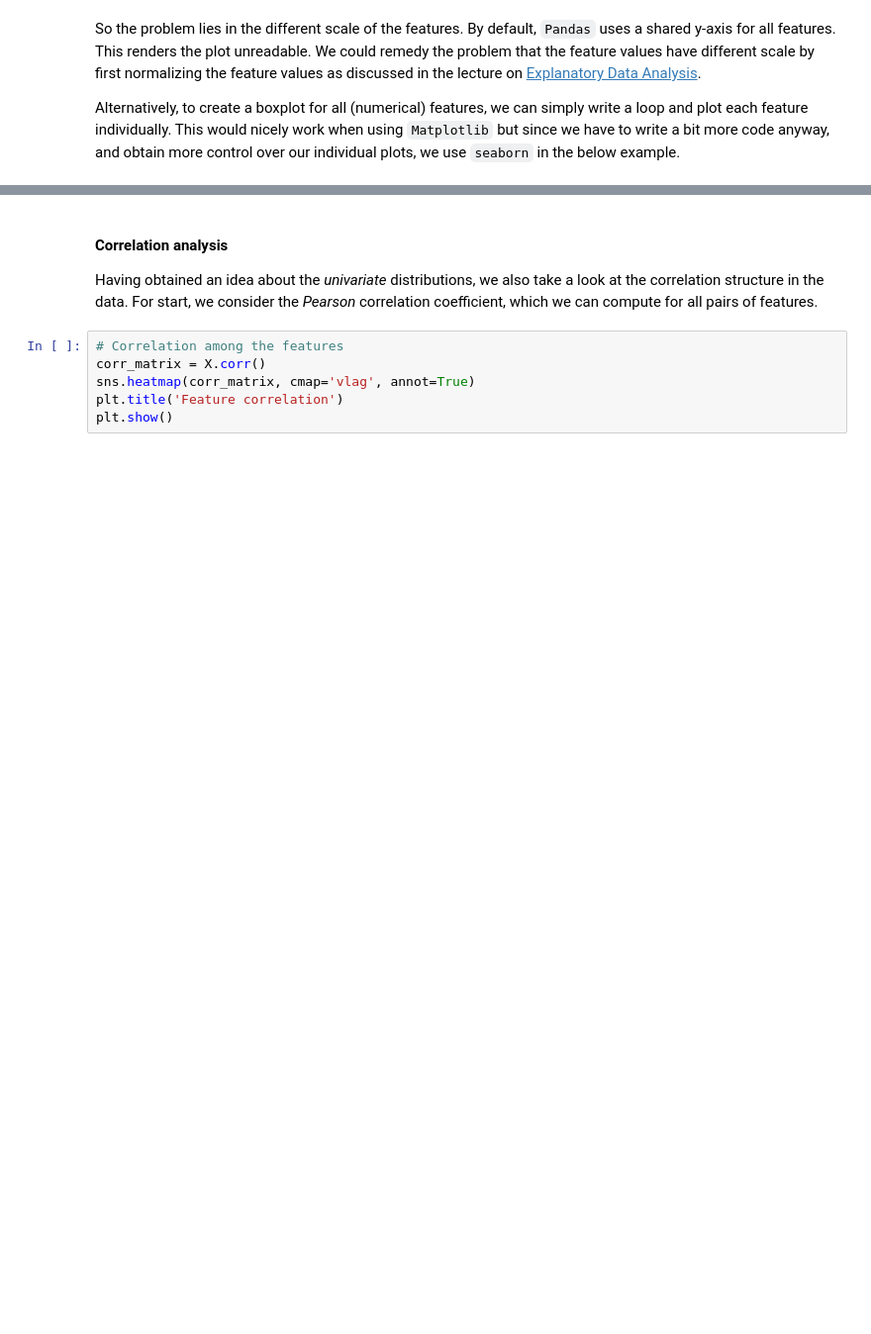
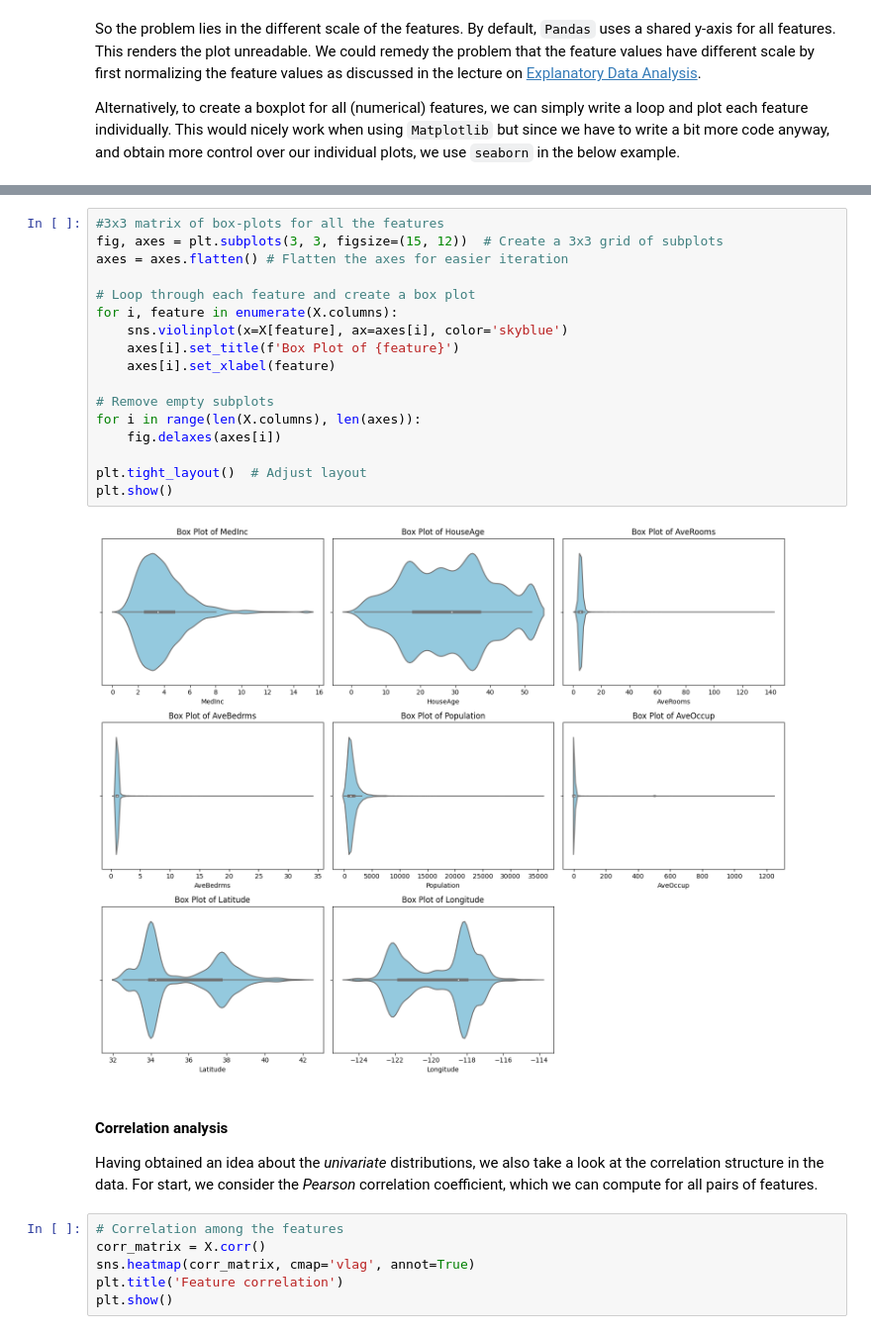
Before and after one commit to Humboldt-WI/IPML, a Jupyter notebook: tutorial_notebooks/t6_regression_solution.ipynb, the cells around one changed output, grey strips where cells are left out. Shown at 99% size. Drawn from its saved outputs; the diff is of its cells as text; blank space fills up the shorter version.

```diff
--- a/tutorial_notebooks/t6_regression_solution.ipynb
+++ b/tutorial_notebooks/t6_regression_solution.ipynb
@@ -94,3 +160,22 @@ plt.show()
+# %%
+#3x3 matrix of box-plots for all the features
+fig, axes = plt.subplots(3, 3, figsize=(15, 12))  # Create a 3x3 grid of subplots
+axes = axes.flatten() # Flatten the axes for easier iteration
+
+# Loop through each feature and create a box plot
+for i, feature in enumerate(X.columns):
+    sns.violinplot(x=X[feature], ax=axes[i], color='skyblue')
+    axes[i].set_title(f'Box Plot of {feature}')
+    axes[i].set_xlabel(feature)
+
+# Remove empty subplots
+for i in range(len(X.columns), len(axes)):
+    fig.delaxes(axes[i])
+
+plt.tight_layout()  # Adjust layout
+plt.show()
+# %% [output]
+[figure, added]
 # %% [markdown]
 #### Correlation analysis
 Having obtained an idea about the *univariate* distributions, we also take a look at the correlation structure in the data. For start, we consider the *Pearson* correlation coefficient, which we can compute for all pairs of features.
```
Also changed, not shown: parts of 26 cells of this notebook.
